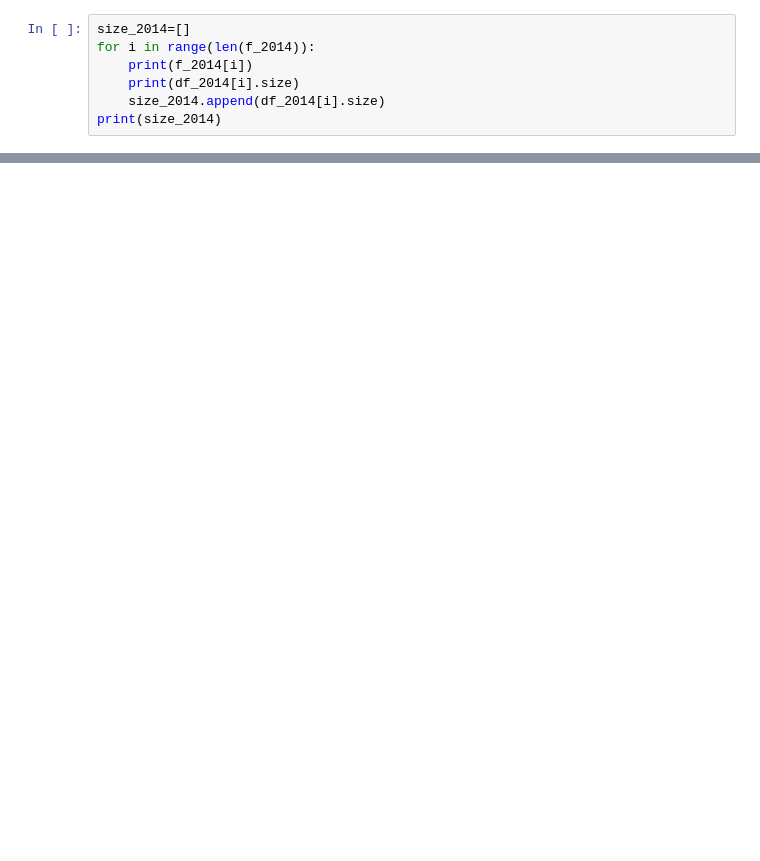
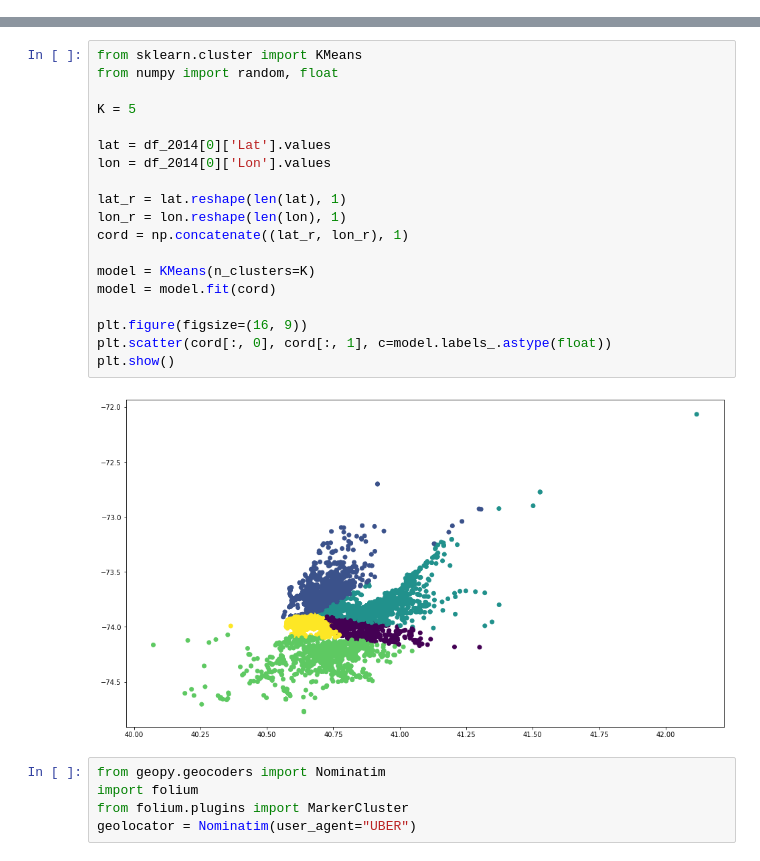
Before and after one commit to bring-nirachornkul/Big-Data-group-project, a Jupyter notebook: uber_preprocessing.ipynb, the cells around one changed output, grey strips where cells are left out. Cells and saved outputs as stored; diff of their text form; blank space fills up the shorter version.

```diff
--- a/uber_preprocessing.ipynb
+++ b/uber_preprocessing.ipynb
@@ -57,7 +0,0 @@ df_agg[0].head(5)
-# %%
-size_2014=[]
-for i in range(len(f_2014)):
-    print(f_2014[i])
-    print(df_2014[i].size)
-    size_2014.append(df_2014[i].size)
-print(size_2014)
@@ -121,0 +53,26 @@ for i in range(len(df_2014)):
+# %%
+from sklearn.cluster import KMeans
+from numpy import random, float
+
+K = 5
+
+lat = df_2014[0]['Lat'].values
+lon = df_2014[0]['Lon'].values
+
+lat_r = lat.reshape(len(lat), 1)
+lon_r = lon.reshape(len(lon), 1)
+cord = np.concatenate((lat_r, lon_r), 1)
+
+model = KMeans(n_clusters=K)
+model = model.fit(cord)
+
+plt.figure(figsize=(16, 9))
+plt.scatter(cord[:, 0], cord[:, 1], c=model.labels_.astype(float))
+plt.show()
+# %% [output]
+[figure, added]
+# %%
+from geopy.geocoders import Nominatim
+import folium
+from folium.plugins import MarkerCluster
+geolocator = Nominatim(user_agent="UBER")
```
Also changed, not shown: parts of 56 cells of this notebook.
